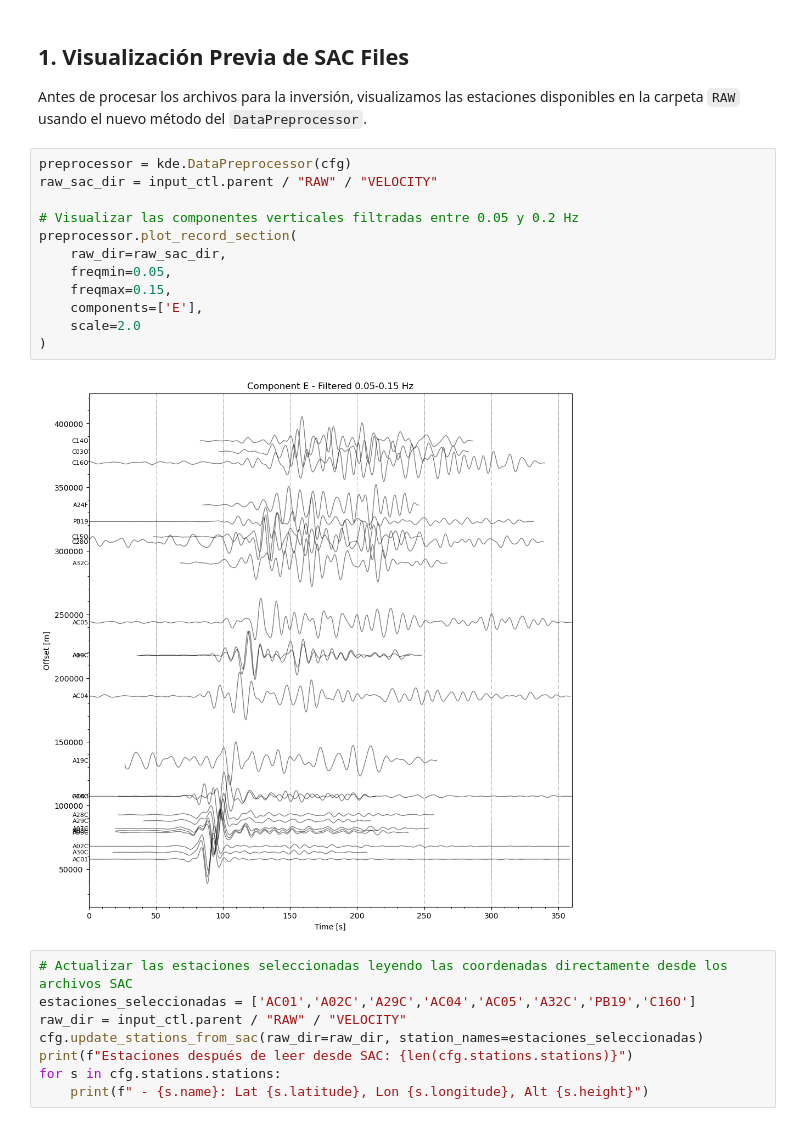
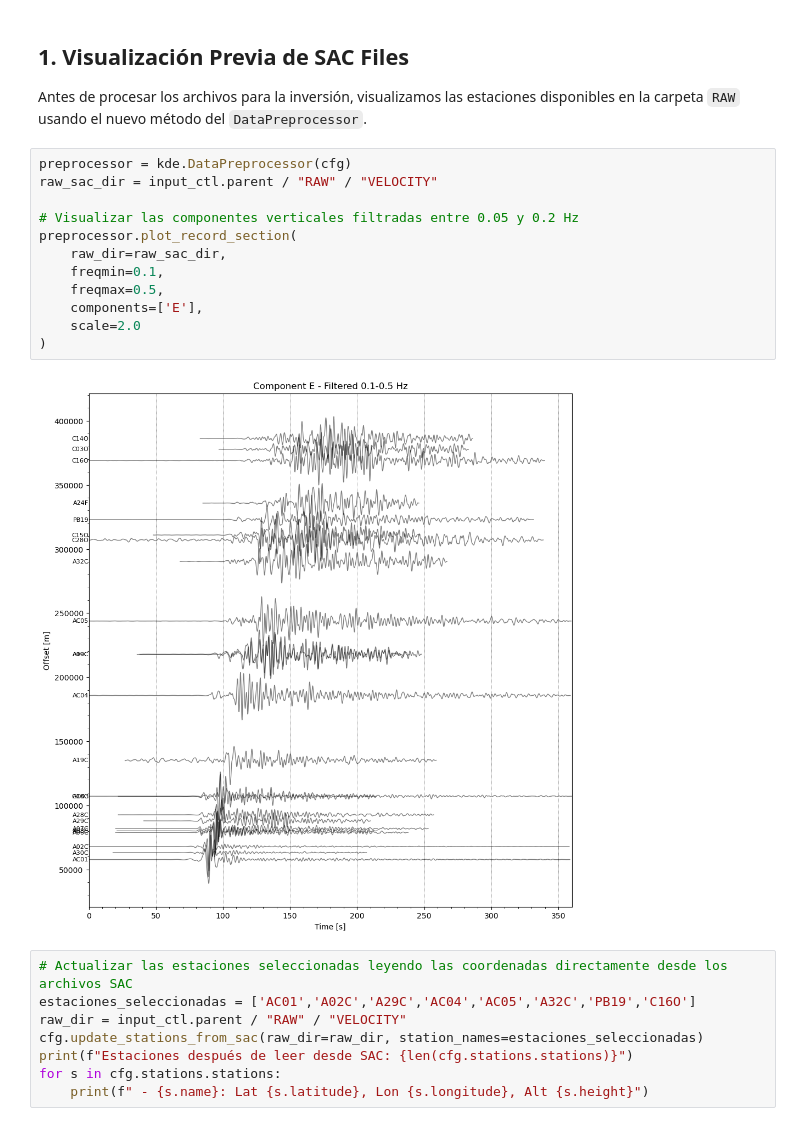
Before and after one commit to alexvillarroel/KDEllipsPy, a Jupyter notebook: inversions/copiapo-06-06-2025/inversion_copiapo.ipynb, the cells around one changed output. Cells and saved outputs as stored; diff of their text form.

```diff
--- a/inversions/copiapo-06-06-2025/inversion_copiapo.ipynb
+++ b/inversions/copiapo-06-06-2025/inversion_copiapo.ipynb
@@ -35,17 +35,17 @@ Antes de procesar los archivos para la inversión, visualizamos las estaciones d
 # %%
 preprocessor = kde.DataPreprocessor(cfg)
 raw_sac_dir = input_ctl.parent / "RAW" / "VELOCITY"
 
 # Visualizar las componentes verticales filtradas entre 0.05 y 0.2 Hz
 preprocessor.plot_record_section(
     raw_dir=raw_sac_dir,
-    freqmin=0.05,
-    freqmax=0.15,
+    freqmin=0.1,
+    freqmax=0.5,
     components=['E'],
     scale=2.0
 )
 # %% [output]
-[figure, old version]
+[figure, new version]
 # %%
 # Actualizar las estaciones seleccionadas leyendo las coordenadas directamente desde los archivos SAC
 estaciones_seleccionadas = ['AC01','A02C','A29C','AC04','AC05','A32C','PB19','C16O']
```
Also changed, not shown: parts of 3 cells of this notebook, 6 other files.
